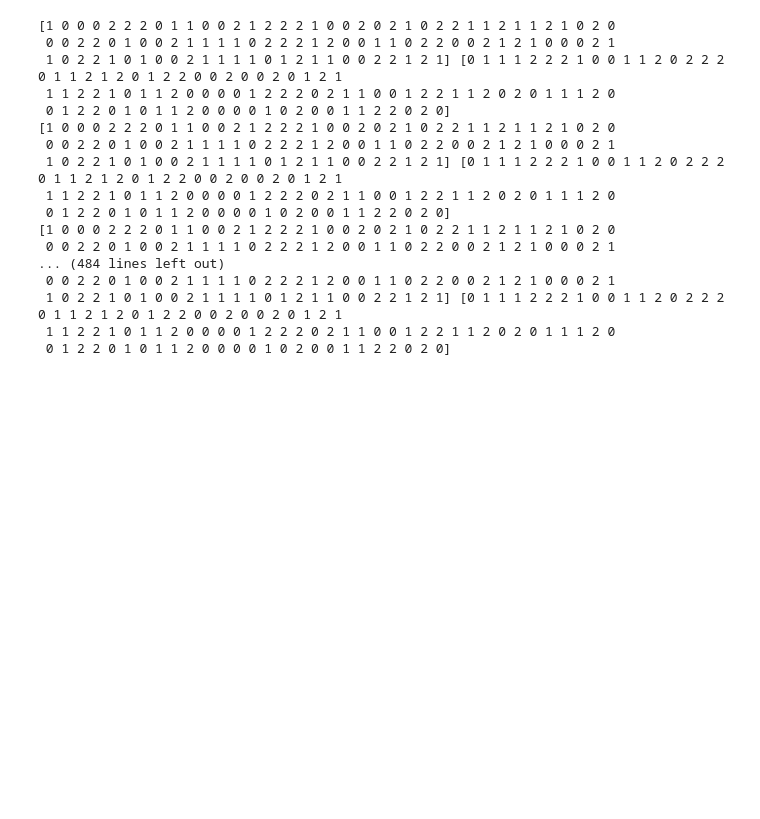
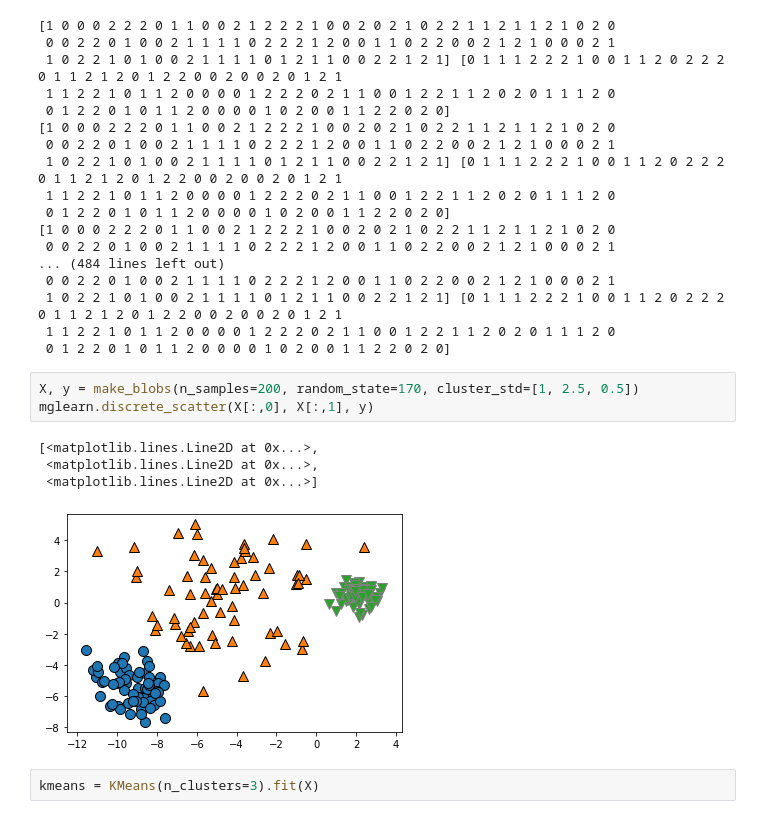
Before and after one commit to c910531/Python, a Jupyter notebook: 2021.06.24 비지도학습.ipynb, the cells around one changed output. Drawn from its saved outputs; the diff is of its cells as text; blank space fills up the shorter version.

```diff
--- a/2021.06.24 비지도학습.ipynb
+++ b/2021.06.24 비지도학습.ipynb
@@ -33,3 +33,13 @@ for i in range(len(y)):
  1 0 2 2 1 0 1 0 0 2 1 1 1 1 0 1 2 1 1 0 0 2 2 1 2 1] [0 1 1 1 2 2 2 1 0 0 1 1 2 0 2 2 2 0 1 1 2 1 2 0 1 2 2 0 0 2 0 0 2 0 1 2 1
  1 1 2 2 1 0 1 1 2 0 0 0 0 1 2 2 2 0 2 1 1 0 0 1 2 2 1 1 2 0 2 0 1 1 1 2 0
  0 1 2 2 0 1 0 1 1 2 0 0 0 0 1 0 2 0 0 1 1 2 2 0 2 0]
+# %%
+X, y = make_blobs(n_samples=200, random_state=170, cluster_std=[1, 2.5, 0.5])
+mglearn.discrete_scatter(X[:,0], X[:,1], y)
+# %% [output]
+[<matplotlib.lines.Line2D at 0x...>,
+ <matplotlib.lines.Line2D at 0x...>,
+ <matplotlib.lines.Line2D at 0x...>]
+[figure, added]
+# %%
+kmeans = KMeans(n_clusters=3).fit(X)
```
Also changed, not shown: parts of 9 cells of this notebook.
